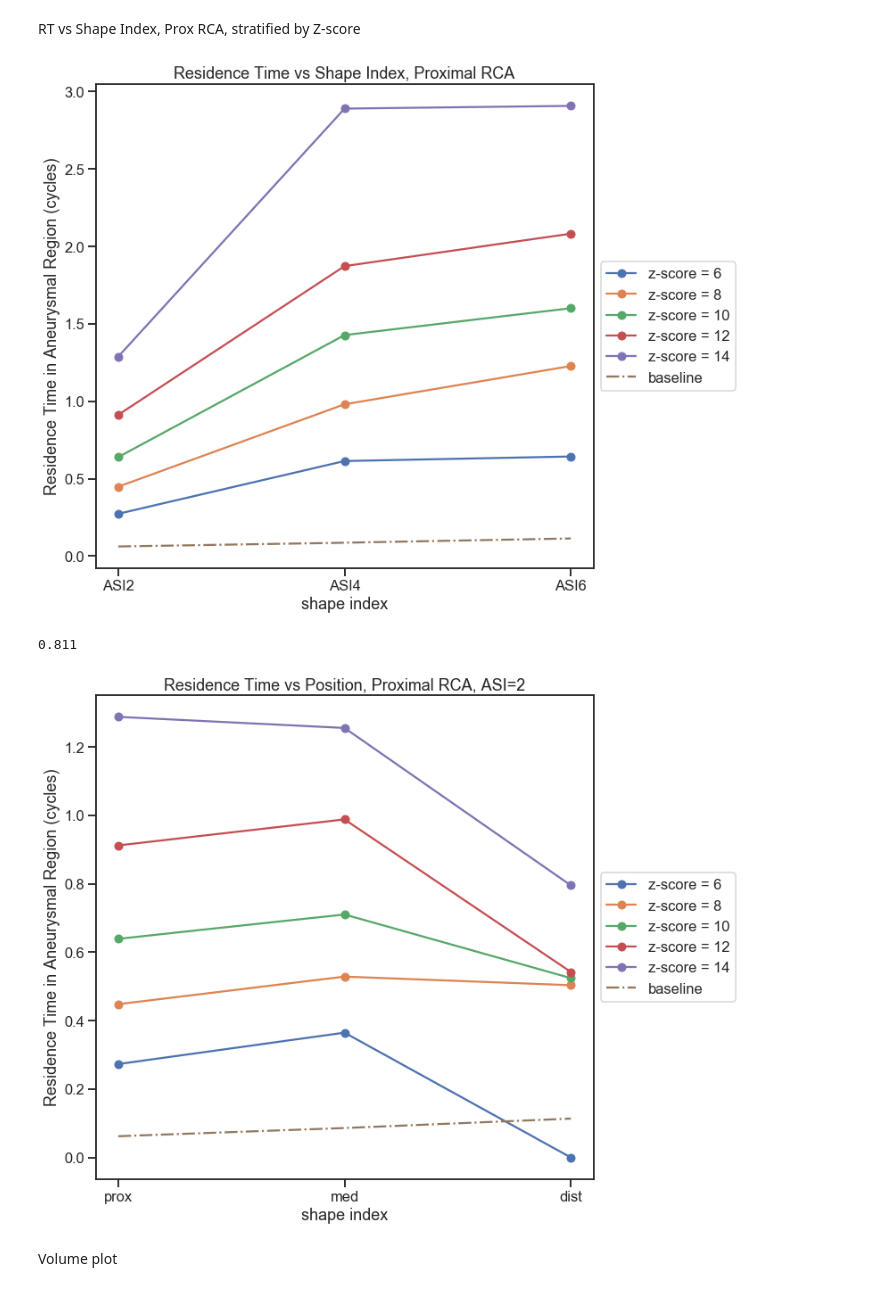
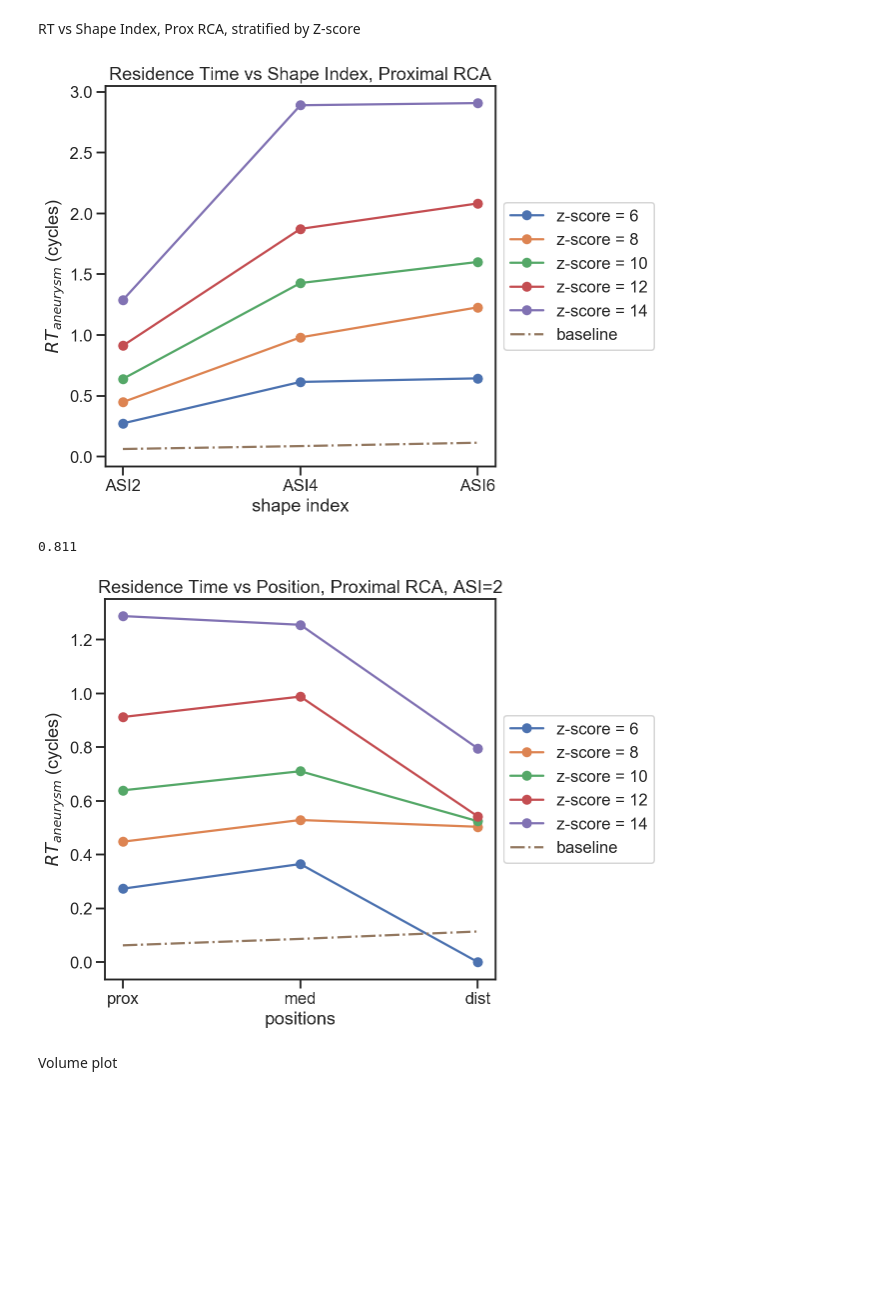
Before and after one commit to StanfordCBCL/KD-project, a Jupyter notebook: RT Visualization.ipynb, the cells around one changed output. Cells and saved outputs as stored; diff of their text form; code cells hidden in the pictures; blank space fills up the shorter version.

```diff
--- a/RT Visualization.ipynb
+++ b/RT Visualization.ipynb
@@ -80,32 +81,32 @@ plotted_shapes = ['ASI2', 'ASI4', 'ASI6']
 # %% [markdown]
 RT vs Shape Index, Prox RCA, stratified by Z-score
 # %%
-fig = plt.figure(figsize=(10,10))
+fig = plt.figure(figsize=(7,7))
 ax = fig.add_subplot(1, 1, 1)
 cur_pos = 'prox'
 
 for z, size in enumerate(z_scores):
     res_times = np.zeros((len(plotted_shapes), len(z_scores)))
     for a, shape in enumerate(plotted_shapes):
         res_times[a, z] = right_residence_times[shape][cur_pos][z]
     ax.plot(plotted_shapes, res_times[:,z]/cycle_time, label = 'z-score = ' + str(plotted_z_scores[size]), marker='o')
 
 
 
 ax.plot(plotted_shapes, [baseline_residence_times[shape] for shape in plotted_shapes], label='baseline', linestyle='-.')
 ax.legend(loc='center left', bbox_to_anchor=(1, 0.5))
 #plt.legend()
 plt.xlabel('shape index')
-plt.ylabel('Residence Time in Aneurysmal Region (cycles)')
+plt.ylabel('$RT_{\t{aneurysm}}$ (cycles)')
 plt.title('Residence Time vs Shape Index, Proximal RCA')
 plt.show()
 
 print cycle_time
 # %% [output]
-[figure, old version]
+[figure, new version]
 0.811
 # %%
-fig = plt.figure(figsize=(10,10))
+fig = plt.figure(figsize=(7,7))
 ax = fig.add_subplot(1, 1, 1)
 cur_shape = 'ASI2'
 positions =  ['prox', 'med', 'dist']
@@ -121,12 +122,12 @@ for z, size in enumerate(z_scores):
 ax.plot(positions, [baseline_residence_times[shape] for shape in plotted_shapes], label='baseline', linestyle='-.')
 ax.legend(loc='center left', bbox_to_anchor=(1, 0.5))
 #plt.legend()
-plt.xlabel('shape index')
-plt.ylabel('Residence Time in Aneurysmal Region (cycles)')
+plt.xlabel('positions')
+plt.ylabel('$RT_{\t{aneurysm}}$ (cycles)')
 plt.title('Residence Time vs Position, Proximal RCA, ASI=2')
 plt.show()
 # %% [output]
-[figure, old version]
+[figure, new version]
 # %% [markdown]
 Volume plot
 # %%
```
Also changed, not shown: parts of 3 cells of this notebook, 9 other files.
